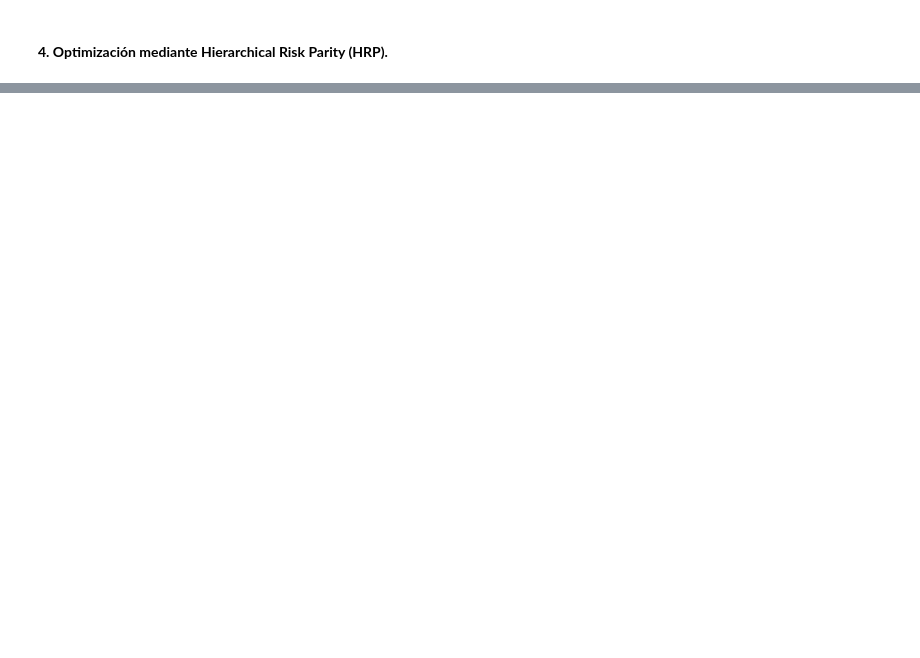
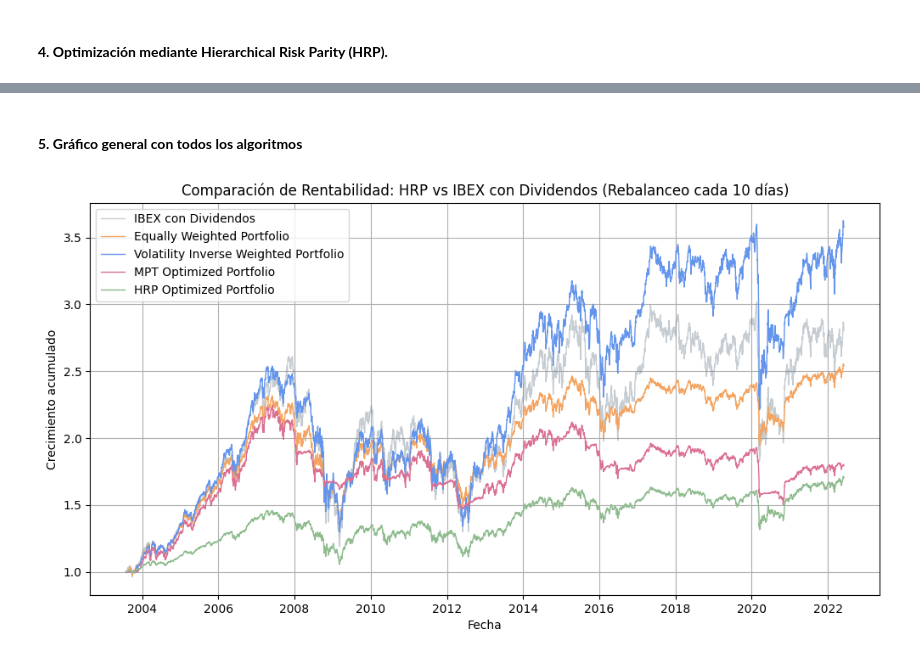
Before and after one commit to lucia-corsan/IAA-Finance, a Jupyter notebook: Labs/Lab 2/Lab2.ipynb, the cells around one changed output, grey strips where cells are left out. Saved outputs shown, nothing was run; the diff lists cells and outputs as text; code cells hidden in the pictures; blank space fills up the shorter version.

```diff
--- a/Labs/Lab 2/Lab2.ipynb
+++ b/Labs/Lab 2/Lab2.ipynb
@@ -991,0 +964,19 @@ plt.show()
+# %% [markdown]
+#### **5. Gráfico general con todos los algoritmos**
+# %%
+# Visualizar los resultados
+plt.figure(figsize=(12, 6))
+plt.plot(ibex_div_cum, label="IBEX con Dividendos", linestyle="-", color="slategrey", linewidth=1, alpha=0.4)
+plt.plot(equal_weighted_cum, label="Equally Weighted Portfolio", linestyle="-", color="sandybrown", linewidth=1)
+plt.plot(vol_inv_cum, label="Volatility Inverse Weighted Portfolio", linestyle="-", color="cornflowerblue", linewidth=1)
+plt.plot(mpt_cum, label="MPT Optimized Portfolio", linestyle="-", color="palevioletred", linewidth=1)
+plt.plot(hrp_cum, label="HRP Optimized Portfolio", linestyle="-", color="darkseagreen", linewidth=1)
+
+plt.legend()
+plt.title("Comparación de Rentabilidad: HRP vs IBEX con Dividendos (Rebalanceo cada 10 días)")
+plt.xlabel("Fecha")
+plt.ylabel("Crecimiento acumulado")
+plt.grid(True)
+plt.show()
+# %% [output]
+[figure, added]
```
Also changed, not shown: parts of 9 cells of this notebook.
